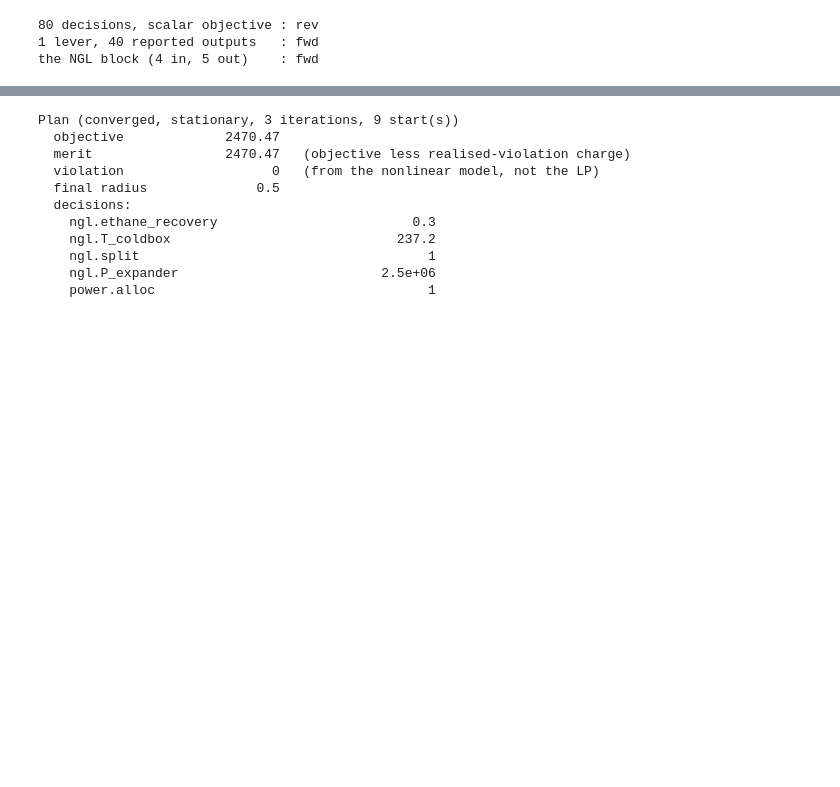
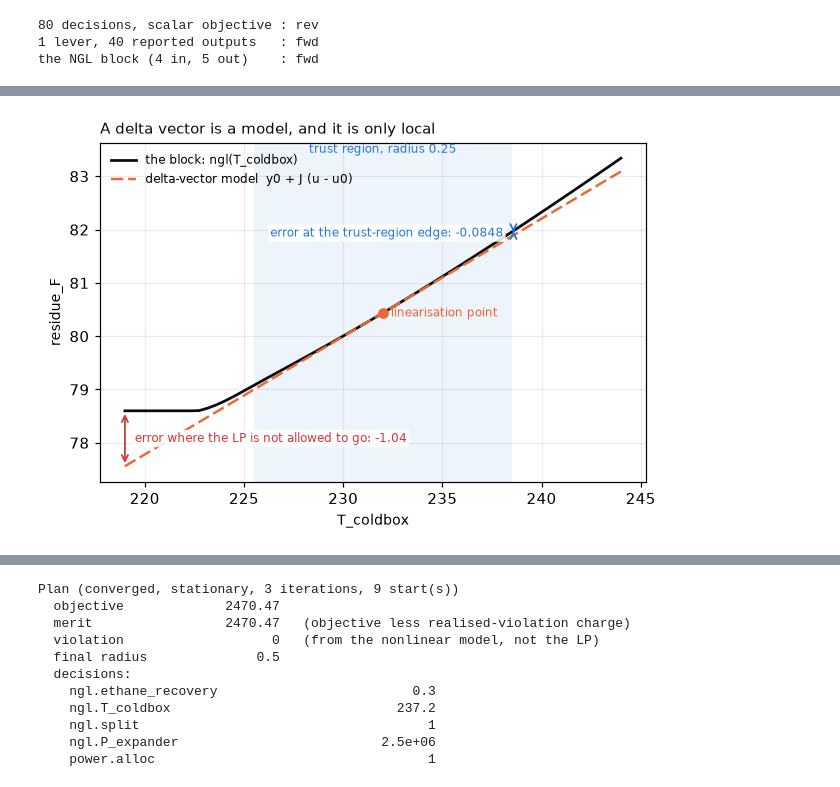
Before and after one commit to jkitchin/differentiable-flowsheets, a Jupyter notebook: examples/30_delta_base_planning.ipynb, the cells around one changed output, grey strips where cells are left out. Cells and saved outputs as stored; diff of their text form; code cells hidden in the pictures; blank space fills up the shorter version.

```diff
--- a/examples/30_delta_base_planning.ipynb
+++ b/examples/30_delta_base_planning.ipynb
@@ -144,0 +246,4 @@ each period adds five decisions, so $n = 5H$.
+# %%
+ax = draw_taylor_model(ngl, "T_coldbox", "residue_F", radius=0.25)
+# %% [output]
+[figure, added]
```
Also changed, not shown: parts of 47 cells of this notebook, 11 other files.
